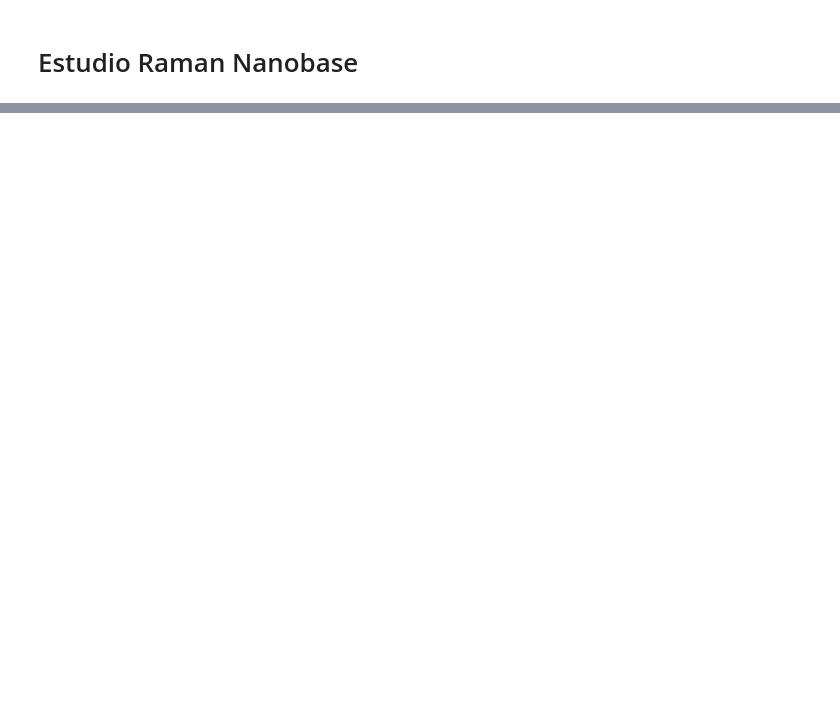
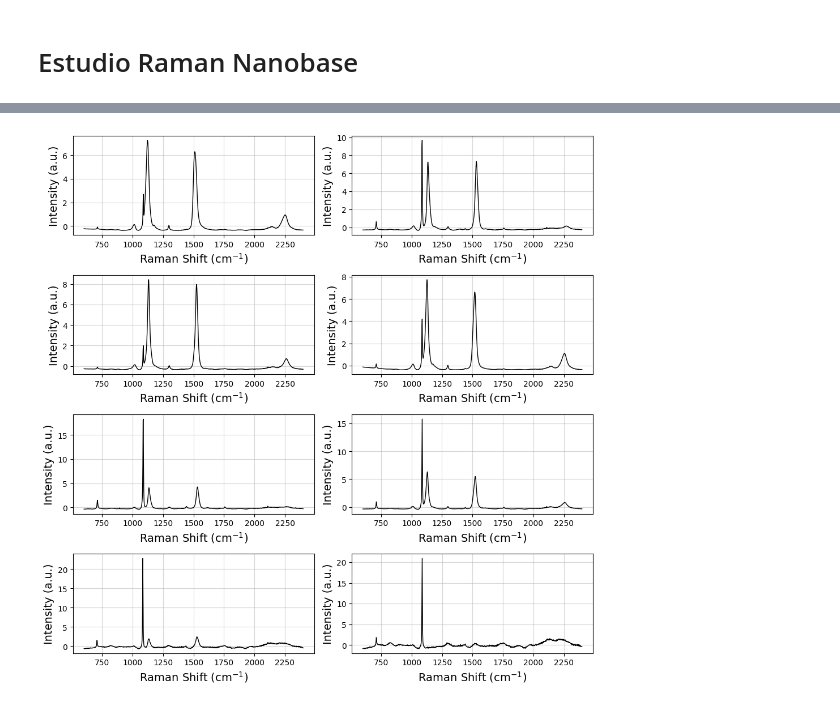
Before and after one commit to andreaperezasen/TFM-ML-Raman-Conchas-Arqueologicas, a Jupyter notebook: Code/Notebooks/plot_espectros.ipynb, the cells around one changed output, grey strips where cells are left out. Cells and saved outputs as stored; diff of their text form; code cells hidden in the pictures; blank space fills up the shorter version.

Commit message:
Cambio espectros paper

```diff
--- a/Code/Notebooks/plot_espectros.ipynb
+++ b/Code/Notebooks/plot_espectros.ipynb
@@ -308,0 +309,50 @@ avg_spectrum_all(data_nanobase_snv, muestras_ordenadas)
+# %%
+def avg_spectrum_all_paper(data,  muestras):
+    #data = pd.concat(dataframes, axis=0)
+    fig, axes = plt.subplots(4, 2, figsize=(10, 10))
+    # Itera sobre las muestras y representa cada una en su subplot
+    for i, muestra in enumerate(muestras):
+        data_muestra = data[data.index.get_level_values('Muestra') == f'{muestra}']
+        wavenumber = data_muestra.columns.get_level_values(0).astype(float)
+        # Calcula las intensidades medias para cada número de onda
+        mean_intensity = data_muestra.mean(axis=0)
+
+
+        # Calcula la posición del subplot en la matriz de subplots
+        fila = i // 2
+        columna = i % 2
+
+        # Representa el espectro medio en el subplot correspondiente
+        axes[fila, columna].plot(wavenumber, mean_intensity, label=f'Muestra {muestra}', color = 'black', lw=1)
+        axes[fila, columna].set_xlabel('Raman Shift (cm$^{-1}$)',fontsize=14)
+        axes[fila, columna].set_ylabel('Intensity (a.u.)',fontsize=14)
+        axes[fila, columna].grid(True, alpha=0.5)
+
+
+
+    # Ajusta el espaciado entre subplots
+    plt.tight_layout()
+
+
+
+    # Muestra los subplots
+    plt.show()
+
+def cut_spectrum(df, min_wavelength, max_wavelength):
+    """
+    Cuts the spectrum to a specific range.
+    Parameters:
+    - df (pandas.DataFrame): DataFrame containing the spectrum.
+    - min_wavelength (int): Minimum wavelength.
+    - max_wavelength (int): Maximum wavelength.
+    Returns:
+    - df_cut (pandas.DataFrame): DataFrame containing the spectrum within the specified range.
+    """
+    df.columns = df.columns.astype(float) #si tus columnas deben ser números flotantes
+    df_cut = df.loc[:, (df.columns >= min_wavelength) & (df.columns <= max_wavelength)]
+    return df_cut
+df_cut = cut_spectrum(data_nanobase_snv, min_wavelength=600, max_wavelength=2400)
+
+avg_spectrum_all_paper(df_cut, muestras_ordenadas)
+# %% [output]
+[figure, added]
```
Also changed, not shown: parts of 4 cells of this notebook.
